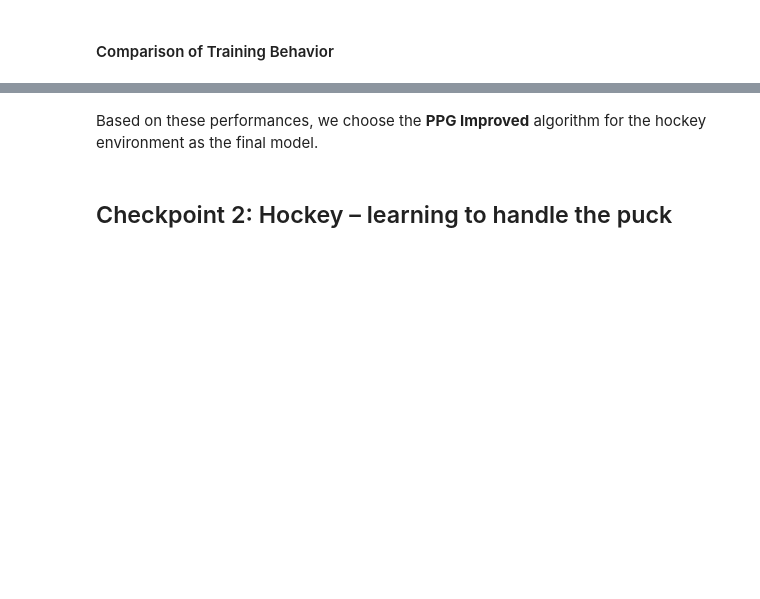
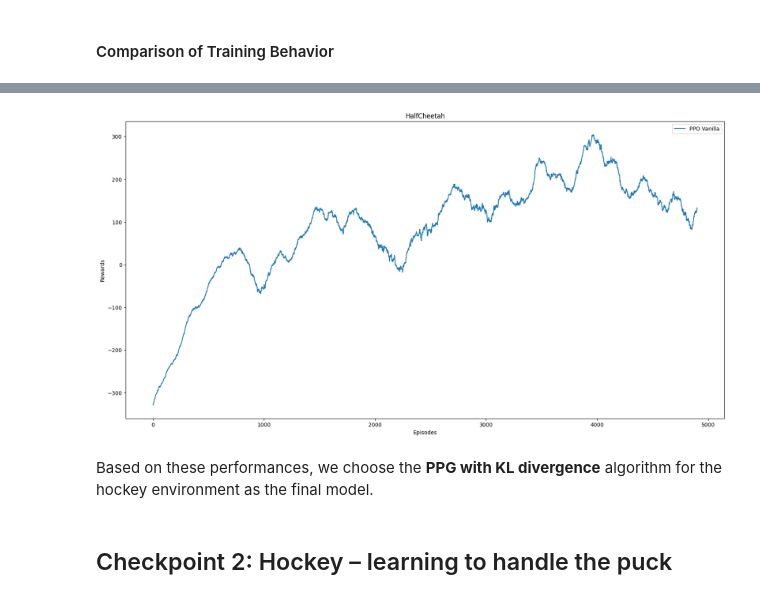
Before and after one commit to kimmizi/PuckAI, a Jupyter notebook: exp/Documentation_RL_Project.ipynb, the cells around one changed output, grey strips where cells are left out. Saved outputs shown, nothing was run; the diff lists cells and outputs as text; code cells hidden in the pictures; blank space fills up the shorter version.

```diff
--- a/exp/Documentation_RL_Project.ipynb
+++ b/exp/Documentation_RL_Project.ipynb
@@ -416,19 +323,35 @@ KeyboardInterrupt:
+# %%
+# Load rewards
+rewards_ppo_cheetah = np.load("cluster/cheetah/rewards_ppo_cheetah.npy")
+rewards_ppg_cheetah = np.load("cluster/cheetah/rewards_ppg_cheetah.npy")
+# rewards_ppg_kl_cheetah = np.load("cluster/cheetah/rewards_ppg_kl_cheetah.npy")
+# rewards_ppg_beta_cheetah = np.load("cluster/cheetah/rewards_ppg_beta_cheetah.npy")
+# rewards_ppg_kl_beta_cheetah = np.load("cluster/cheetah/rewards_ppg_kl_beta_cheetah.npy")
 # %%
-wind_size = 50
+def moving_average(data, window_size):
+    """Compute the moving average of a list."""
+    return np.convolve(data, np.ones(window_size) / window_size, mode = "valid")
+
+wind_size = 100
 
 plt.figure(figsize = (20, 10))
-plt.plot(moving_average(rewards_ppo, wind_size), label = "PPO Vanilla")
-plt.plot(moving_average(rewards_ppg, wind_size), label = "PPG")
-plt.plot(moving_average(rewards_ppg_kl, wind_size), label = "PPG KL")
-plt.plot(moving_average(rewards_ppg_beta, wind_size), label = "PPG Beta")
-plt.plot(moving_average(rewards_ppg_kl_beta, wind_size), label = "PPG KL Beta")
+plt.plot(moving_average(rewards_ppo_cheetah, wind_size), label = "Vanilla PPO")
+plt.plot(moving_average(rewards_ppg_cheetah, wind_size), label = "PPG")
+# plt.plot(moving_average(rewards_ppg_kl, wind_size), label = "PPG KL")
+# plt.plot(moving_average(rewards_ppg_beta, wind_size), label = "PPG Beta")
+# plt.plot(moving_average(rewards_ppg_kl_beta, wind_size), label = "PPG KL Beta")
 plt.legend()
-plt.title("Pendulum")
+plt.title("HalfCheetah")
 plt.xlabel("Episodes")
 plt.ylabel("Rewards")
 plt.show()
+
+# save figure as png
+# plt.savefig("../doc/fig/comparison_cheetah.png")
+# %% [output]
+[figure, added]
 # %% [markdown]
-Based on these performances, we choose the **PPG Improved** algorithm for the hockey environment as the final model.
+Based on these performances, we choose the **PPG with KL divergence** algorithm for the hockey environment as the final model.
 # %% [markdown]
 ## Checkpoint 2: Hockey – learning to handle the puck
 # %% [markdown]
```
Also changed, not shown: parts of 18 cells of this notebook, 16 other files.
